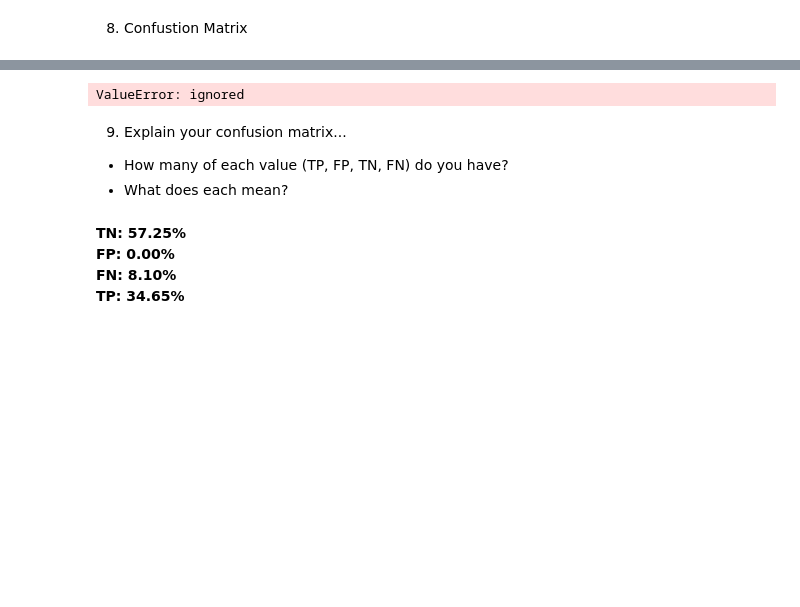
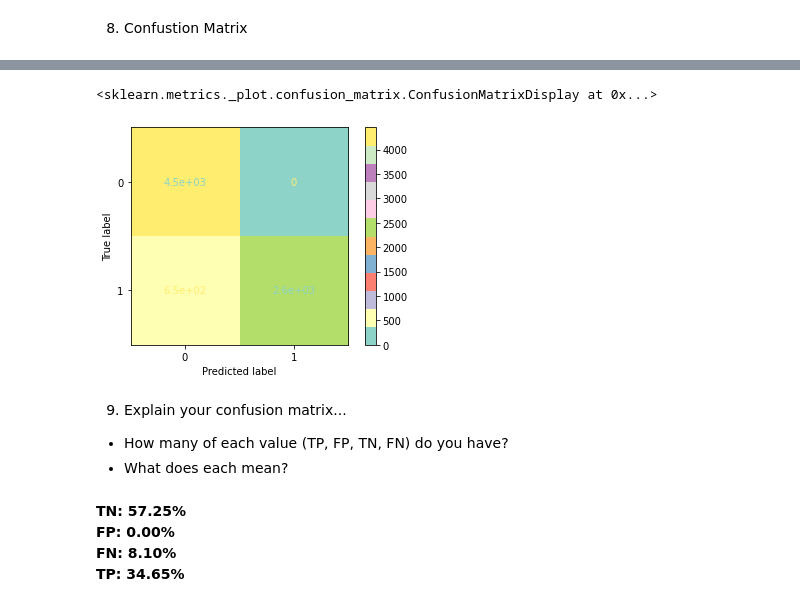
Before and after one commit to ibedoor/machine-learning, a Jupyter notebook: confusion_matrix_assignment.ipynb, the cells around one changed output, grey strips where cells are left out. Cells and saved outputs as stored; diff of their text form; code cells hidden in the pictures; blank space fills up the shorter version.

```diff
--- a/confusion_matrix_assignment.ipynb
+++ b/confusion_matrix_assignment.ipynb
@@ -213,9 +216,10 @@ sns.heatmap(cf, annot=labels, fmt='', cmap='Set2').set_title("Confusion Matrix")
 # %%
 # confusion matrix by sklearn
 from sklearn.metrics import plot_confusion_matrix
-plot_confusion_matrix(lr, X=X_test, y_true=y_test, cmap='Set3')
+plot_confusion_matrix(lr, X=pd.DataFrame(X_test), y_true=y_test, cmap='Set3')
 # %% [output]
-ValueError: ignored
+<sklearn.metrics._plot.confusion_matrix.ConfusionMatrixDisplay at 0x...>
+[figure, added]
 # %% [markdown]
 9. Explain your confusion matrix...
 - How many of each value (TP, FP, TN, FN) do you have?
```
Also changed, not shown: parts of 22 cells of this notebook.
